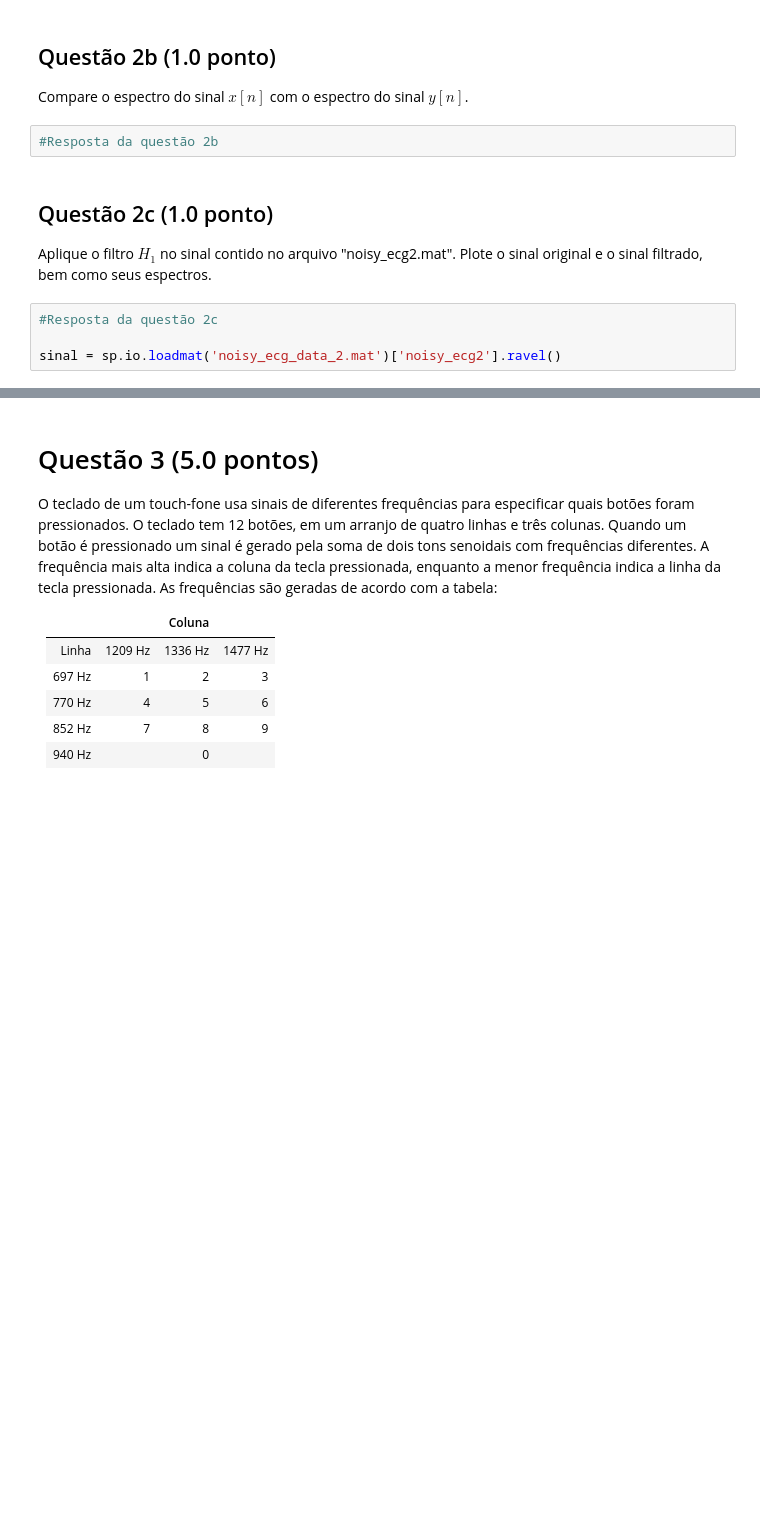
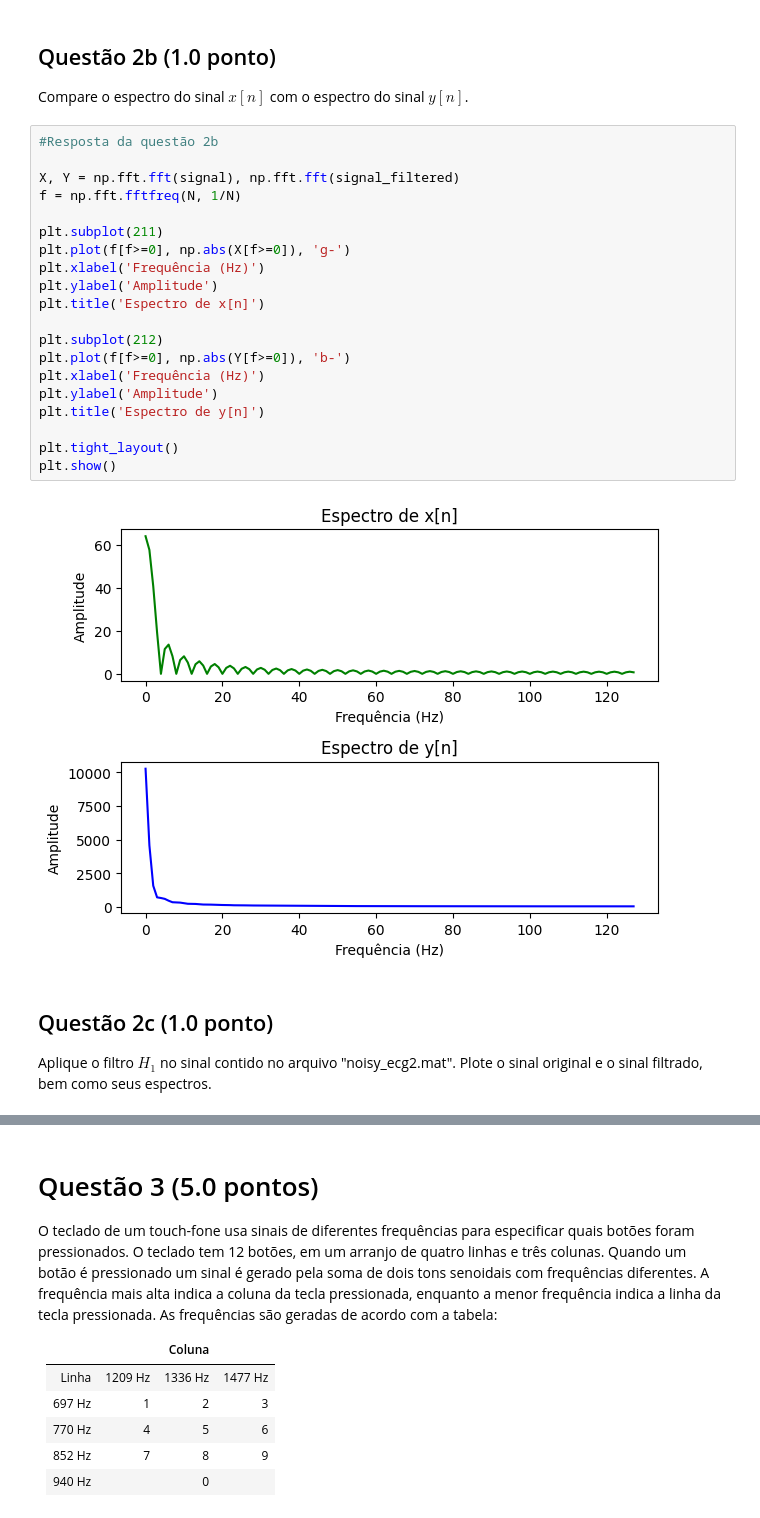
Before and after one commit to luca2453/Sinais-e-Sistemas-em-Tempo-Discreto, a Jupyter notebook: Projeto_3/projeto3.ipynb, the cells around one changed output, grey strips where cells are left out. Saved outputs shown, nothing was run; the diff lists cells and outputs as text; blank space fills up the shorter version.

```diff
--- a/Projeto_3/projeto3.ipynb
+++ b/Projeto_3/projeto3.ipynb
@@ -64,13 +132,29 @@ Filtre o sinal $x\left[n\right]$ com o filtro $H_1$, obtendo o sinal $y\left[n\r
 ## Questão 2b (1.0 ponto)
 
 Compare o espectro do sinal $x\left[n\right]$ com o espectro do sinal $y\left[n\right]$.
-# %%
-#Resposta da questão 2b
+# %%
+#Resposta da questão 2b
+
+X, Y = np.fft.fft(signal), np.fft.fft(signal_filtered)
+f = np.fft.fftfreq(N, 1/N)
+
+plt.subplot(211)
+plt.plot(f[f>=0], np.abs(X[f>=0]), 'g-')
+plt.xlabel('Frequência (Hz)')
+plt.ylabel('Amplitude')
+plt.title('Espectro de x[n]')
+
+plt.subplot(212)
+plt.plot(f[f>=0], np.abs(Y[f>=0]), 'b-')
+plt.xlabel('Frequência (Hz)')
+plt.ylabel('Amplitude')
+plt.title('Espectro de y[n]')
+
+plt.tight_layout()
+plt.show()
+# %% [output]
+[figure, added]
 # %% [markdown]
 ## Questão 2c (1.0  ponto)
 
 Aplique o filtro $H_1$ no sinal contido no arquivo "noisy_ecg2.mat". Plote o sinal original e o sinal filtrado, bem como seus espectros.
-# %%
-#Resposta da questão 2c
-
-sinal = sp.io.loadmat('noisy_ecg_data_2.mat')['noisy_ecg2'].ravel()
```
Also changed, not shown: parts of 7 cells of this notebook.
